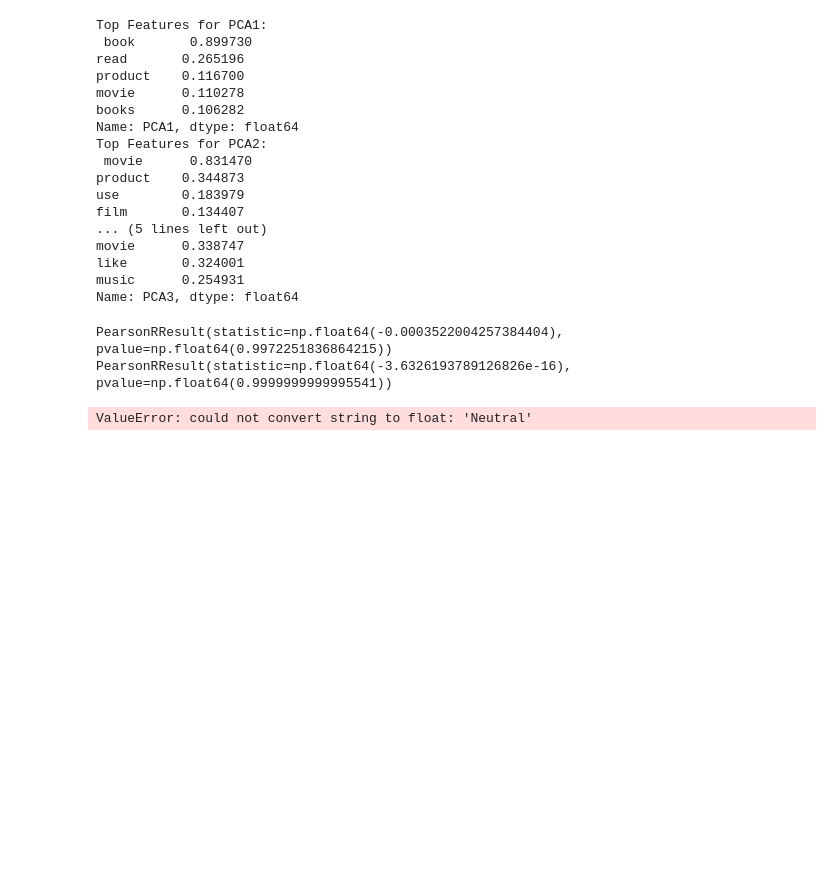
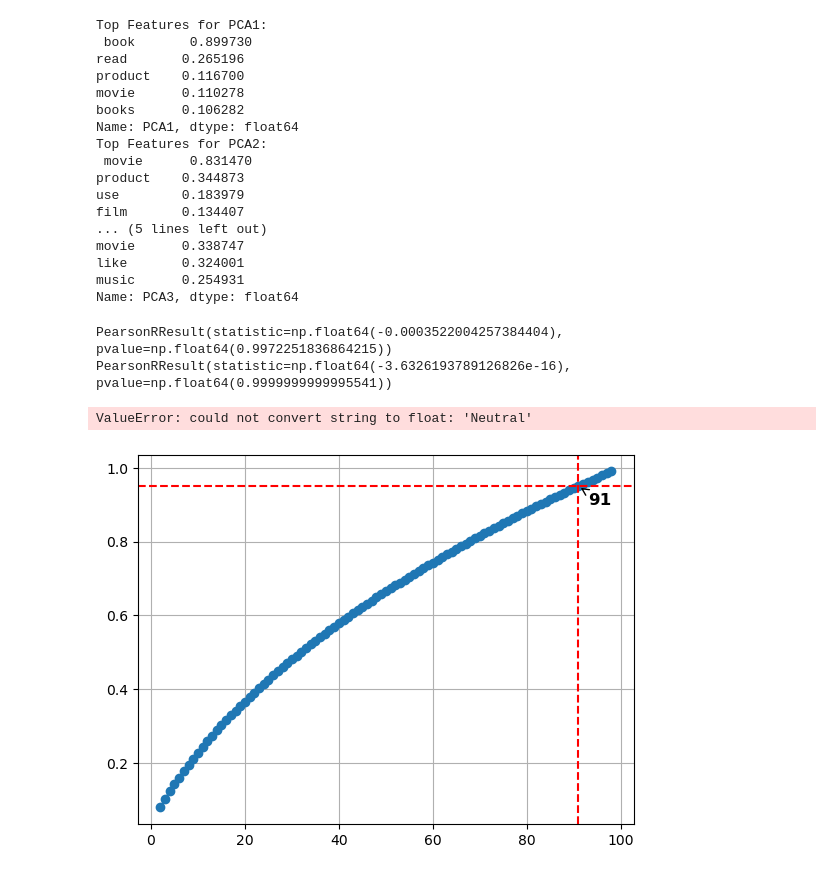
Before and after one commit to nishamizh/ReviewAnalysis-Capstone2, a Jupyter notebook: EDA-NLP.ipynb, the cells around one changed output. Drawn from its saved outputs; the diff is of its cells as text; code cells hidden in the pictures; blank space fills up the shorter version.

```diff
--- a/EDA-NLP.ipynb
+++ b/EDA-NLP.ipynb
@@ -628,2 +624,35 @@ explained variacnce, how do we use explained variance in pca, how to find no. of
 # %%
 1. Add Scree plot and histplot with the PCAs to check the number of PC
+# %%
+components_range = range(2,99)
+expVarRatio_cumSum = []
+
+for n in components_range:
+    pca = PCA(n_components=n)
+    pca.fit(filtered_data[word_columns])
+    expVarRatio_cumSum.append(np.sum(pca.explained_variance_ratio_))
+# %%
+
+def plot_expVarRatio(variance_pt):
+    target_variance = variance_pt
+    n_components_for_target = next(
+        i for i, var in enumerate(expVarRatio_cumSum, start=2) if var >= target_variance)
+
+    plt.plot(components_range, expVarRatio_cumSum, marker='o', linestyle='-')
+    plt.grid(True)
+
+    plt.axhline(y=target_variance, color='r', linestyle='--', label=f'{target_variance*100:.0f}% Explained Variance') # Common target
+    plt.axvline(x=n_components_for_target, color='r', linestyle='--', label=f'{n_components_for_target} Components') # Common target
+
+    # Annotate the intersection point
+    plt.annotate(f'{n_components_for_target}',
+                 xy=(n_components_for_target, target_variance),
+                 xytext=(n_components_for_target + 2, target_variance - 0.05),  # Adjust position slightly
+                 arrowprops=dict(arrowstyle="->", color='black'),
+                 fontsize=12, color='black', fontweight='bold')
+
+    plt.show()
+# %%
+plot_expVarRatio(0.95)
+# %% [output]
+[figure, added]
```
Also changed, not shown: parts of 4 cells of this notebook.
